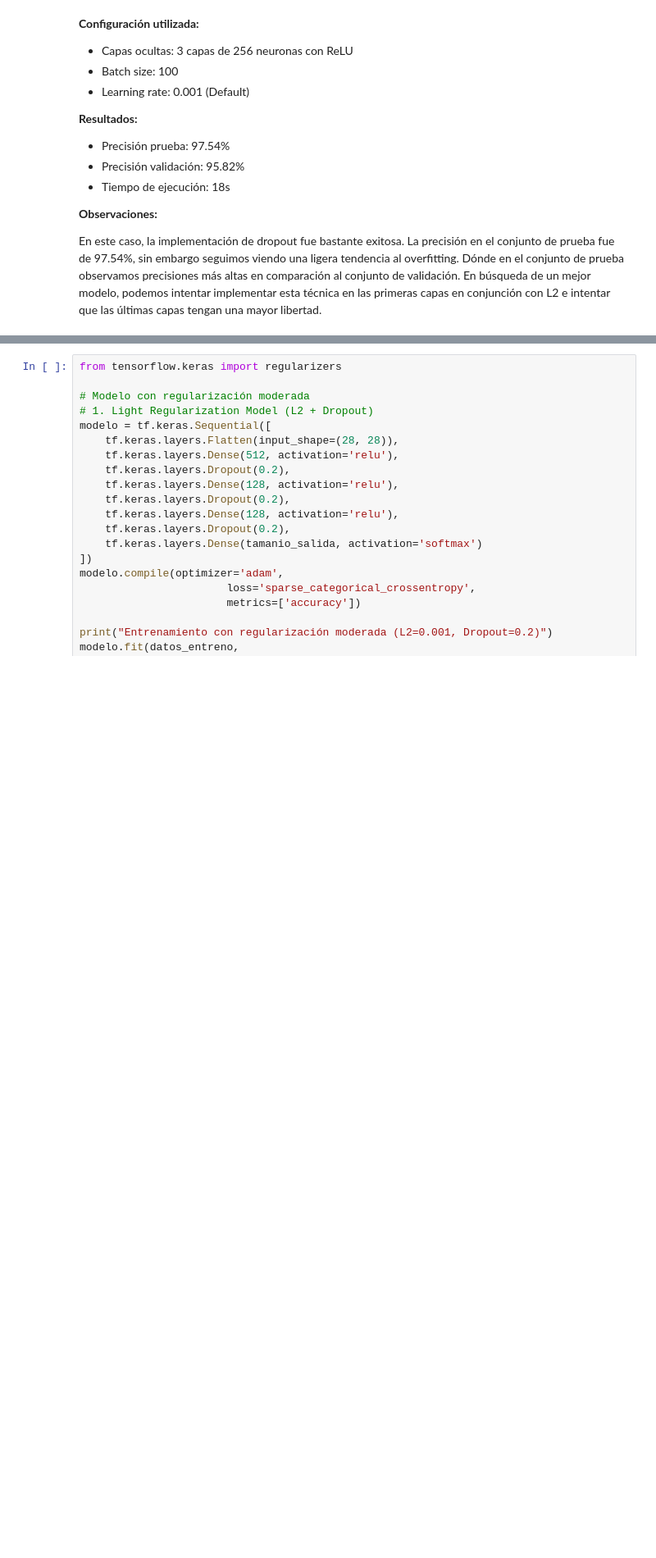
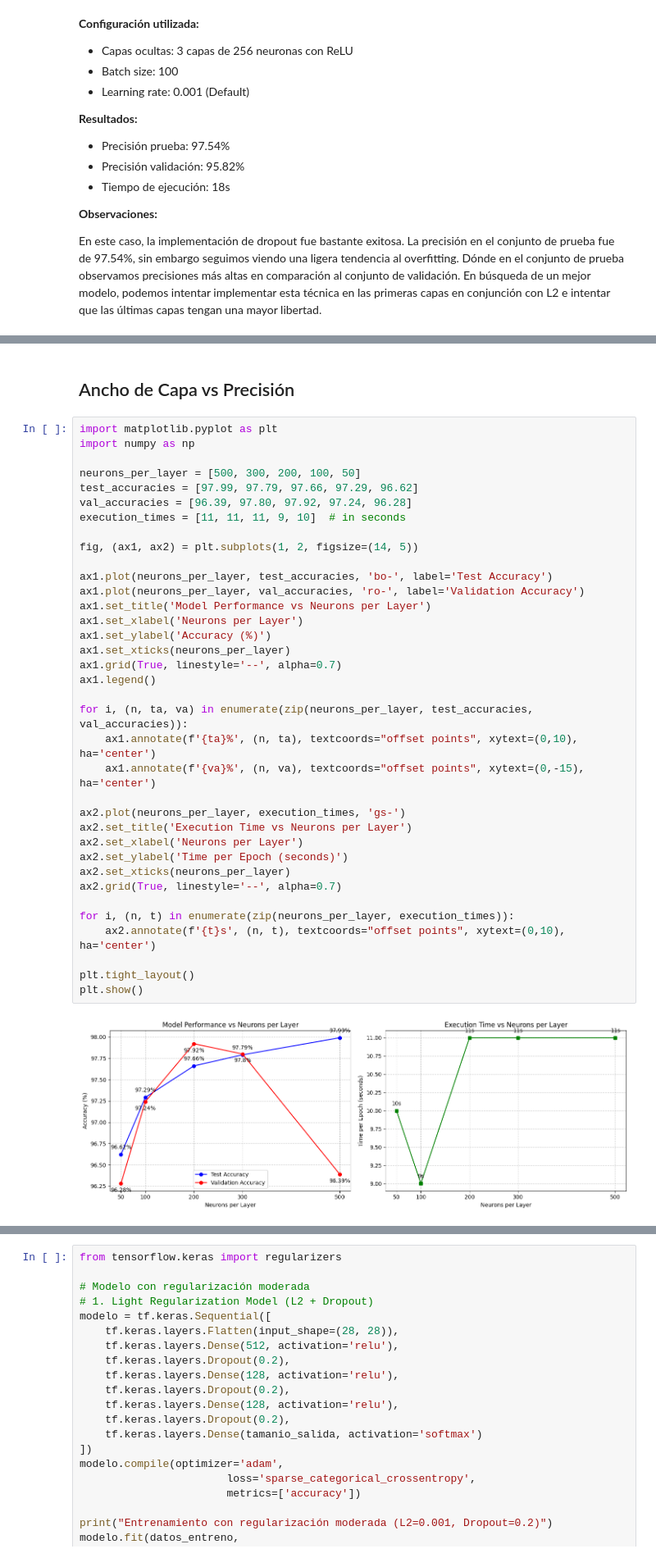
Before and after one commit to Its-Japo/DataScience, a Jupyter notebook: Lab2/MNIST.ipynb, the cells around one changed output, grey strips where cells are left out. Shown at 82% size. Drawn from its saved outputs; the diff is of its cells as text; blank space fills up the shorter version.

```diff
--- a/Lab2/MNIST.ipynb
+++ b/Lab2/MNIST.ipynb
@@ -1176,0 +1168,40 @@ En este caso, la implementación de dropout fue bastante exitosa. La precisión
+# %% [markdown]
+## Ancho de Capa vs Precisión
+# %%
+import matplotlib.pyplot as plt
+import numpy as np
+
+neurons_per_layer = [500, 300, 200, 100, 50]
+test_accuracies = [97.99, 97.79, 97.66, 97.29, 96.62]
+val_accuracies = [96.39, 97.80, 97.92, 97.24, 96.28]
+execution_times = [11, 11, 11, 9, 10]  # in seconds
+
+fig, (ax1, ax2) = plt.subplots(1, 2, figsize=(14, 5))
+
+ax1.plot(neurons_per_layer, test_accuracies, 'bo-', label='Test Accuracy')
+ax1.plot(neurons_per_layer, val_accuracies, 'ro-', label='Validation Accuracy')
+ax1.set_title('Model Performance vs Neurons per Layer')
+ax1.set_xlabel('Neurons per Layer')
+ax1.set_ylabel('Accuracy (%)')
+ax1.set_xticks(neurons_per_layer)
+ax1.grid(True, linestyle='--', alpha=0.7)
+ax1.legend()
+
+for i, (n, ta, va) in enumerate(zip(neurons_per_layer, test_accuracies, val_accuracies)):
+    ax1.annotate(f'{ta}%', (n, ta), textcoords="offset points", xytext=(0,10), ha='center')
+    ax1.annotate(f'{va}%', (n, va), textcoords="offset points", xytext=(0,-15), ha='center')
+
+ax2.plot(neurons_per_layer, execution_times, 'gs-')
+ax2.set_title('Execution Time vs Neurons per Layer')
+ax2.set_xlabel('Neurons per Layer')
+ax2.set_ylabel('Time per Epoch (seconds)')
+ax2.set_xticks(neurons_per_layer)
+ax2.grid(True, linestyle='--', alpha=0.7)
+
+for i, (n, t) in enumerate(zip(neurons_per_layer, execution_times)):
+    ax2.annotate(f'{t}s', (n, t), textcoords="offset points", xytext=(0,10), ha='center')
+
+plt.tight_layout()
+plt.show()
+# %% [output]
+[figure, added]
```
Also changed, not shown: parts of 32 cells of this notebook.
